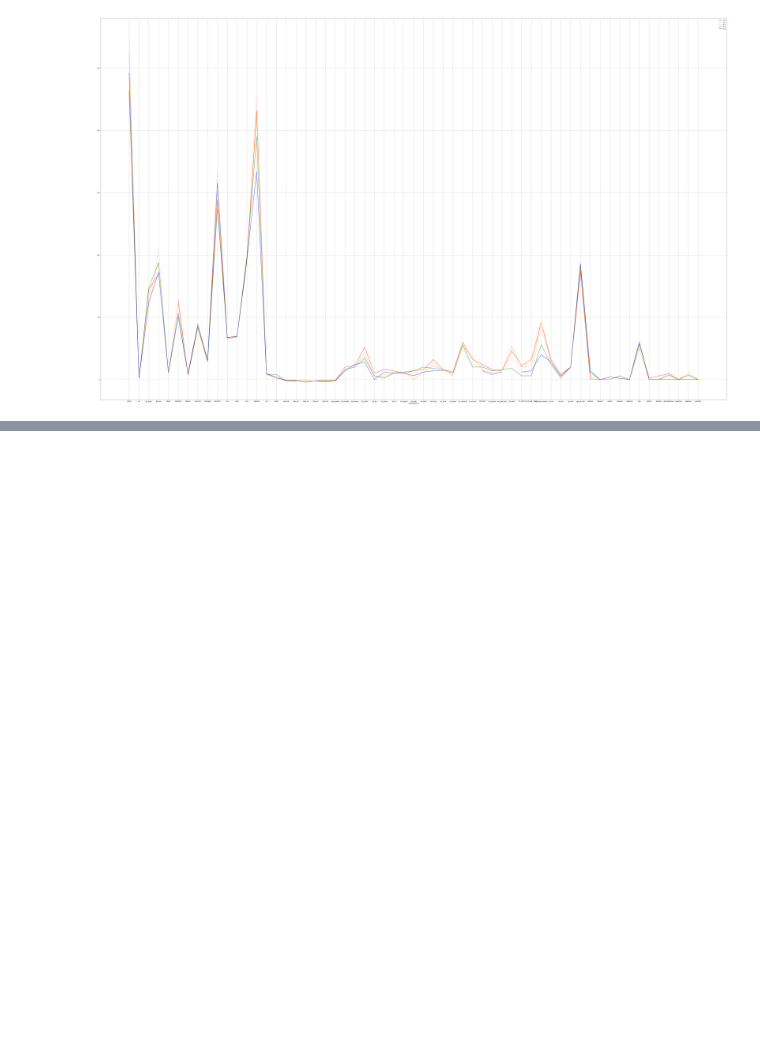
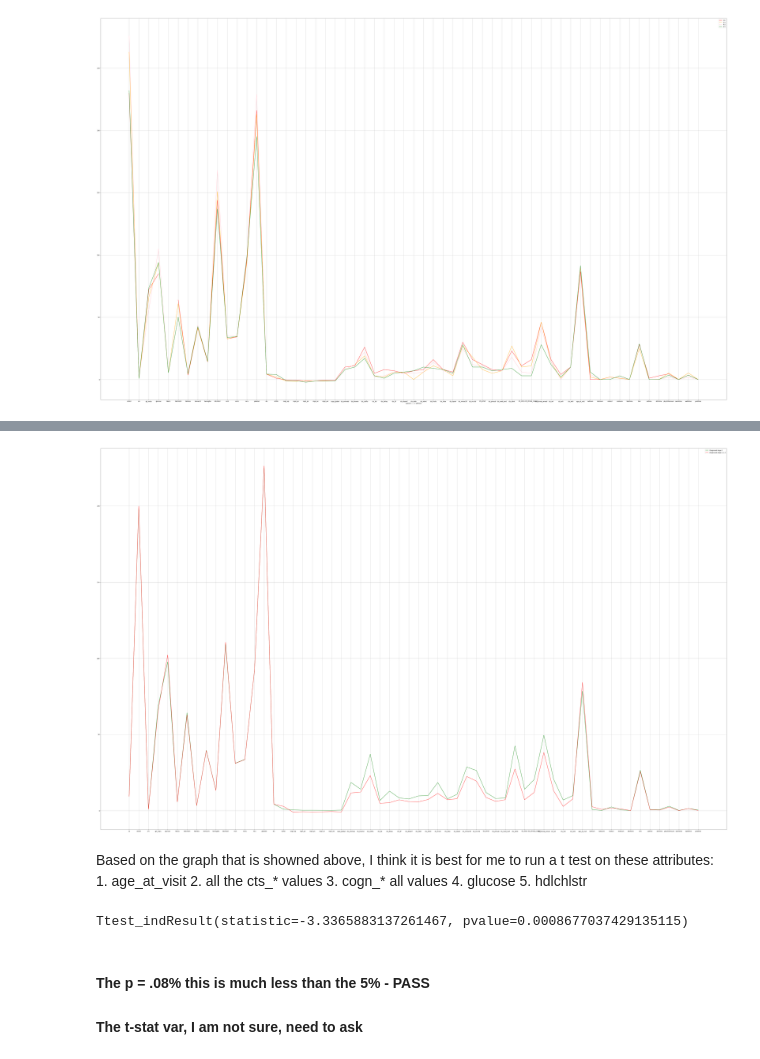
Before and after one commit to sssurvey/TF-learn-RA, a Jupyter notebook: bio-ra/Alzheimer set/workSpace_1.ipynb, the cells around one changed output, grey strips where cells are left out. Drawn from its saved outputs; the diff is of its cells as text; code cells hidden in the pictures; blank space fills up the shorter version.

```diff
--- a/bio-ra/Alzheimer set/workSpace_1.ipynb
+++ b/bio-ra/Alzheimer set/workSpace_1.ipynb
@@ -375,0 +446,39 @@ plt.show()
+# %%
+stage_1_df_desc = df_dcfdx_stage_1.describe()
+stage_4_df_desc = df_dcfdx_stage_4.describe()
+# %%
+# plot the graph to compare these 2
+plt.figure(figsize=(80,50))
+plt.plot(stage_1_df_desc.iloc[1][:60], \
+         label='Diagnosed stage 1',color="green")
+plt.plot(stage_4_df_desc.iloc[1][:60], \
+         label='Diagnosed stage >= 4',color="red")
+plt.legend(loc='best')
+plt.grid()
+plt.show()
+
+# This is the comparison of the stage lvl larger/equal to 4, and with the
+# stage that is equals to one.
+# %% [output]
+[figure, added]
+# %% [markdown]
+Based on the graph that is showned above, I think it is best for me to run a t test on these attributes:
+    1. age_at_visit
+    2. all the cts_* values
+    3. cogn_* all values
+    4. glucose
+    5. hdlchlstr
+# %%
+stage_1_prep_t = df_dcfdx_stage_1["glucose"][:]
+stage_4_prep_t = df_dcfdx_stage_4["glucose"][:]
+# need to drop the nan values
+stage_1_prep_t = stage_1_prep_t.dropna()
+stage_4_prep_t = stage_4_prep_t.dropna()
+
+# now, for the t-test of glucose
+ttest_ind(stage_1_prep_t, stage_4_prep_t)
+# %% [output]
+Ttest_indResult(statistic=-3.3365883137261467, pvalue=0.0008677037429135115)
+# %% [markdown]
+#### The p = .08% this is much less than the 5% - PASS
+#### The t-stat var, I am not sure, need to ask
```
Also changed, not shown: parts of 14 cells of this notebook.
